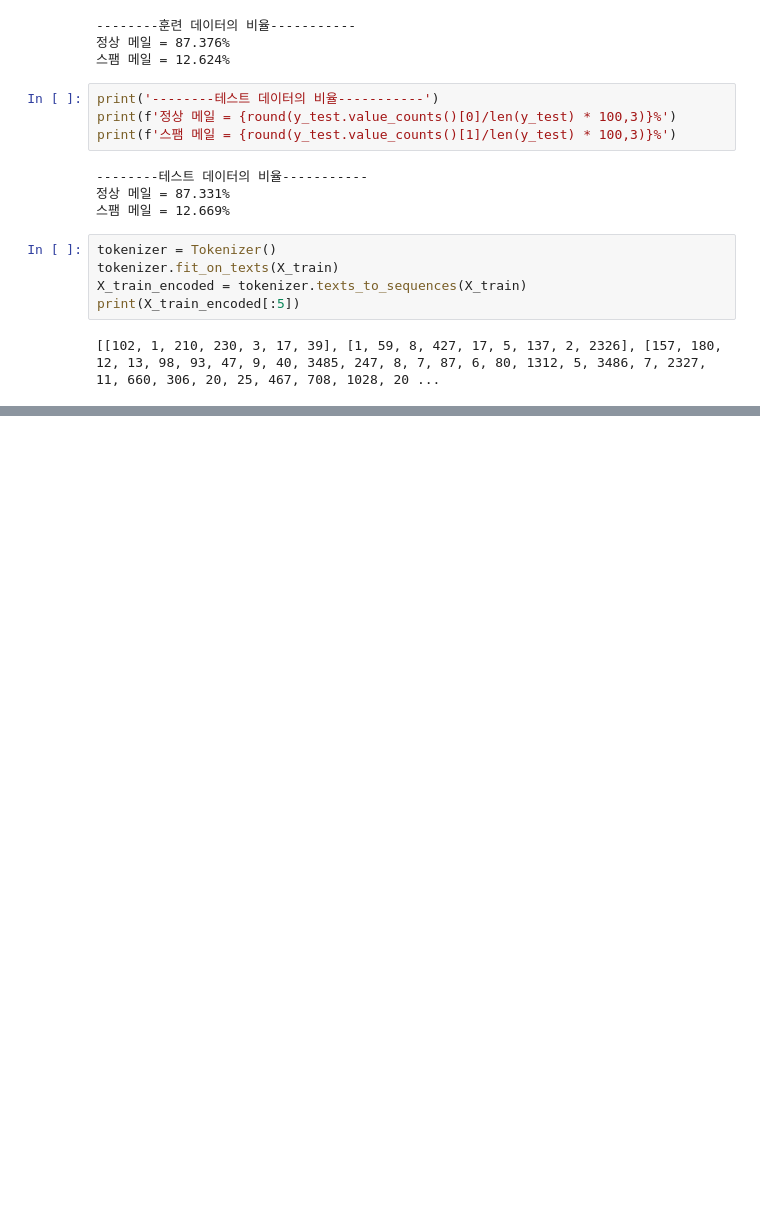
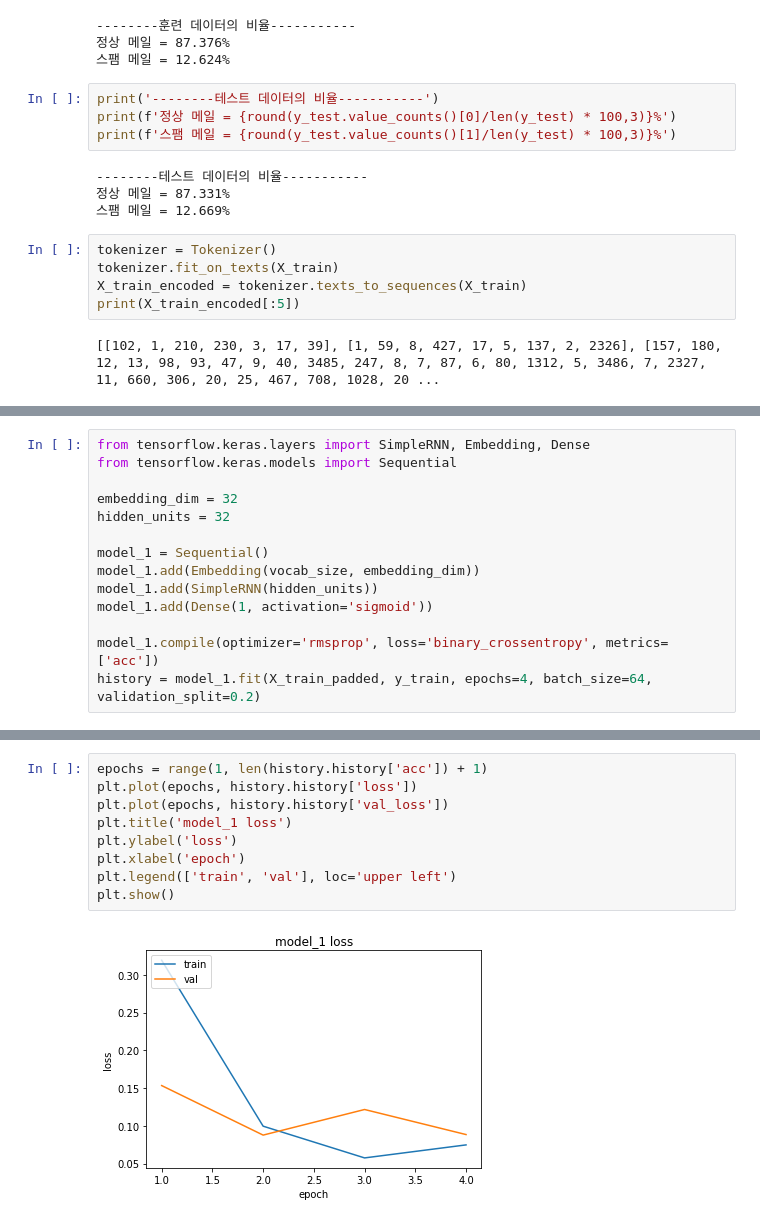
Before and after one commit to ForestEnv/YonseiSwEdu, a Jupyter notebook: SpamDetection.ipynb, the cells around one changed output, grey strips where cells are left out. Drawn from its saved outputs; the diff is of its cells as text; blank space fills up the shorter version.

```diff
--- a/SpamDetection.ipynb
+++ b/SpamDetection.ipynb
@@ -133,0 +182,14 @@ print(word_to_index)
+# %%
+from tensorflow.keras.layers import SimpleRNN, Embedding, Dense
+from tensorflow.keras.models import Sequential
+
+embedding_dim = 32
+hidden_units = 32
+
+model_1 = Sequential()
+model_1.add(Embedding(vocab_size, embedding_dim))
+model_1.add(SimpleRNN(hidden_units))
+model_1.add(Dense(1, activation='sigmoid'))
+
+model_1.compile(optimizer='rmsprop', loss='binary_crossentropy', metrics=['acc'])
+history = model_1.fit(X_train_padded, y_train, epochs=4, batch_size=64, validation_split=0.2)
@@ -133,0 +213,11 @@ print(word_to_index)
+# %%
+epochs = range(1, len(history.history['acc']) + 1)
+plt.plot(epochs, history.history['loss'])
+plt.plot(epochs, history.history['val_loss'])
+plt.title('model_1 loss')
+plt.ylabel('loss')
+plt.xlabel('epoch')
+plt.legend(['train', 'val'], loc='upper left')
+plt.show()
+# %% [output]
+[figure, added]
```
Also changed, not shown: parts of 10 cells of this notebook.
